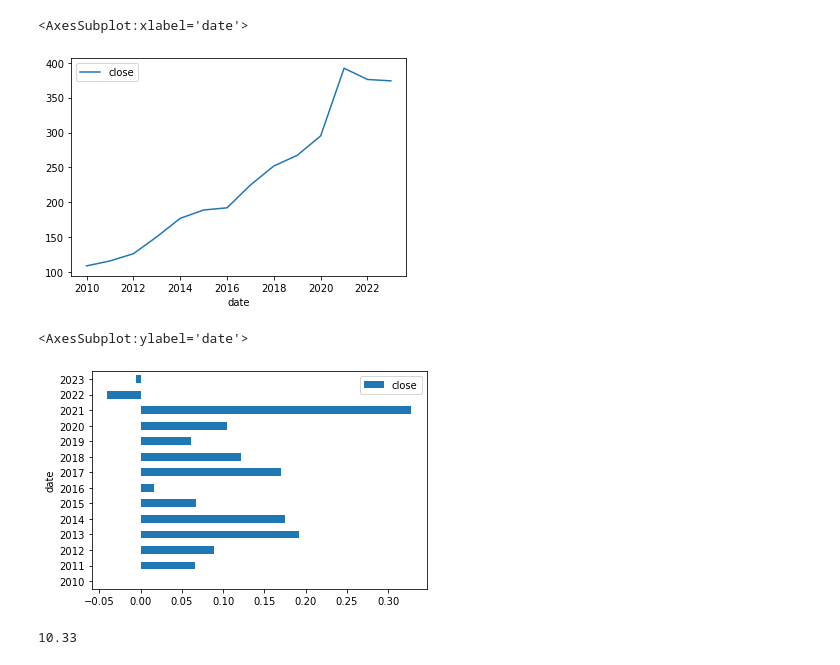
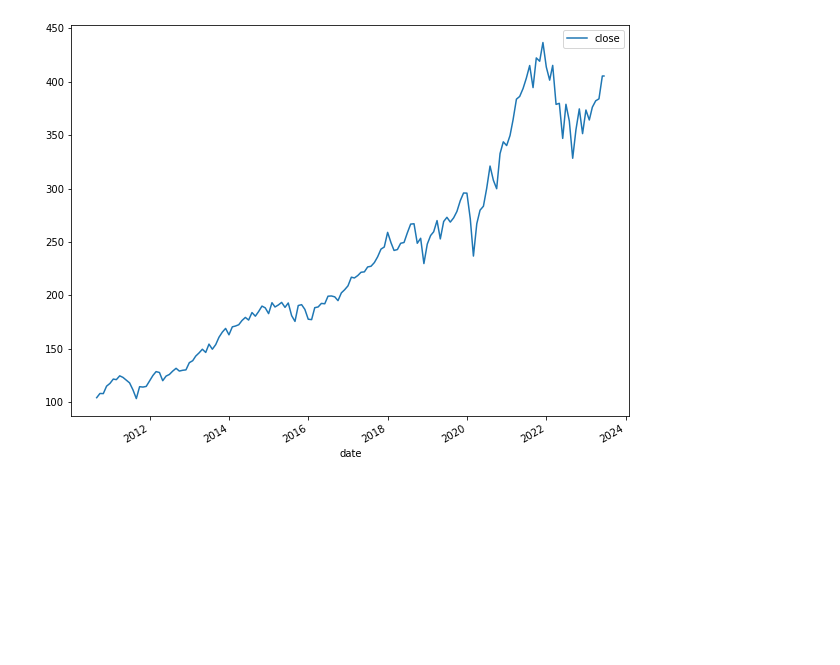
Before and after one commit to mjjohnson94/yahooquery_API, a Jupyter notebook: yahooquery - Technical Analysis.ipynb, the cells around one changed output. Saved outputs shown, nothing was run; the diff lists cells and outputs as text; code cells hidden in the pictures; blank space fills up the shorter version.

```diff
--- a/yahooquery - Technical Analysis.ipynb
+++ b/yahooquery - Technical Analysis.ipynb
@@ -12,7 +12,7 @@ WES_ASX = Ticker(['VOO'])
 # Select History from Ticker class, this will return a DataFrame of historical stock price data
 # A period of 5 years has been selected for historical analysis
 
-stockPrice = WES_ASX.history(period="max")
+stockPrice = WES_ASX.history(period="max", interval='1mo')
 
 # Print results
 
@@ -36,26 +36,6 @@ stockPrice
 # %%
-stockPrice['date'] = pd.to_datetime(stockPrice['date'])
+stockPrice['date'] = pd.to_datetime(stockPrice['date'].dt.date)
 
-averageClose = pd.DataFrame(stockPrice.groupby(stockPrice.date.dt.year)['close'].mean())
-
-plot = averageClose.plot.line()
-
-plot
+plot = stockPrice.plot(x='date', y='close', figsize=(10,8))
 # %% [output]
-<AxesSubplot:xlabel='date'>
-[figure, old version]
+[figure, new version]
-# %%
-annualDelta = averageClose.pct_change()
-
-bar = annualDelta.plot.barh()
-
-bar
-# %% [output]
-<AxesSubplot:ylabel='date'>
-[figure, removed]
-# %%
-averageReturn = annualDelta['close'].mean()*100
-
-averageReturn.round(2)
-# %% [output]
-10.33
```
Also changed, not shown: parts of 1 cell of this notebook.
